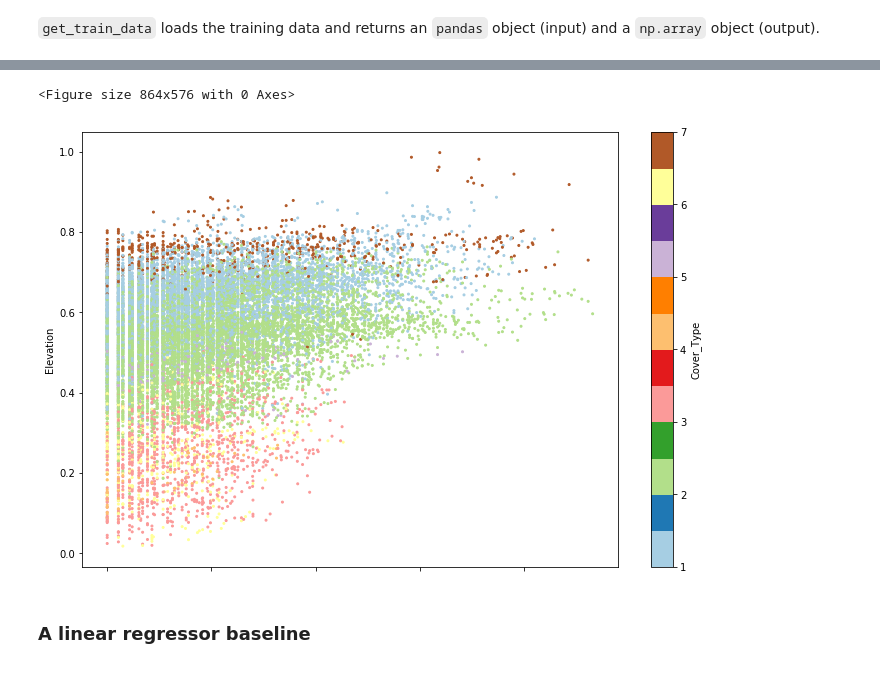
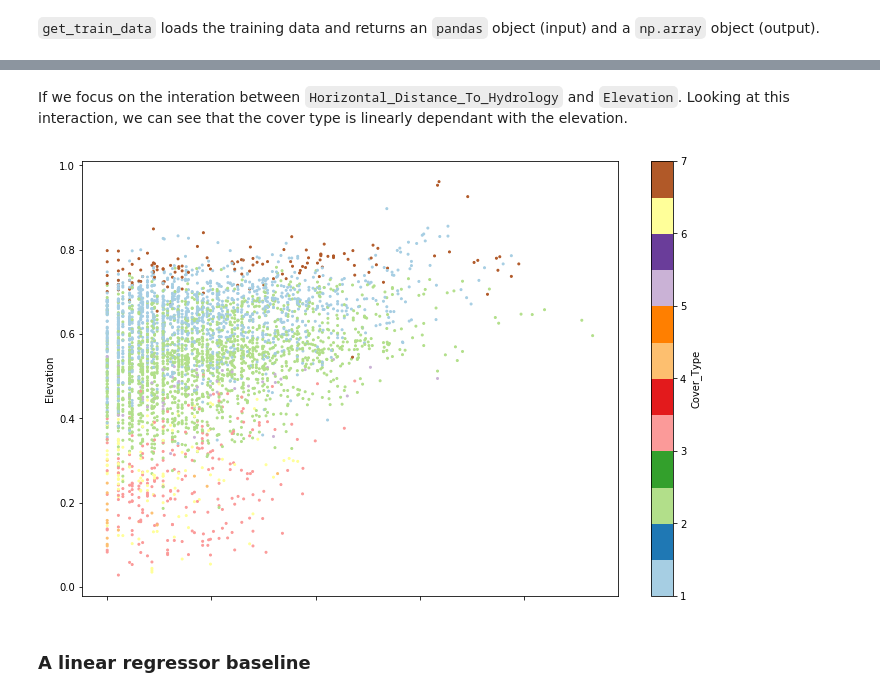
Before and after one commit to ramp-kits/covertype, a Jupyter notebook: covertype_starting_kit.ipynb, the cells around one changed output, grey strips where cells are left out. Drawn from its saved outputs; the diff is of its cells as text; code cells hidden in the pictures.

Commit message:
MNT update covertype

```diff
--- a/covertype_starting_kit.ipynb
+++ b/covertype_starting_kit.ipynb
@@ -18,2 +9,0 @@ First we load `problem.py` that parameterizes the challenge. It contains some ob
-# %%
-problem = imp.load_source('', 'problem.py')
@@ -20,4 +16,4 @@ problem = imp.load_source('', 'problem.py')
 # %% [markdown]
 `get_train_data` loads the training data and returns an `pandas` object (input) and a `np.array` object (output).
 # %%
-X_df, y_array = problem.get_train_data()
+X_train, y_train = problem.get_train_data()
@@ -26,4 +73,7 @@ To speed up the computation we'll just pick a subset of the data
 # %%
 from sklearn.model_selection import train_test_split
-X_df, _, y_array, _ = train_test_split(
-    X_df, y_array, train_size=1 / 20., stratify=y_array, random_state=42)
+
+X_subset, _, y_subset, _ = train_test_split(
+    X_train, y_train, train_size=1/100,
+    stratify=y_train, random_state=42
+)
@@ -97,0 +90,3 @@ scatter_matrix(
+# %%
+df = X_subset.copy()
+df['Cover_Type'] = y_subset
@@ -98,11 +105,12 @@ scatter_matrix(
+# %% [markdown]
+If we focus on the interation between `Horizontal_Distance_To_Hydrology` and `Elevation`. Looking at this interaction, we can see that the cover type is linearly dependant with the elevation.
 # %%
-plt.figure(figsize=(12, 8));
-full_data_df.plot(
+_ = df.plot(
     kind='scatter', x='Horizontal_Distance_To_Hydrology',
     y='Elevation', c='Cover_Type', s=4, cmap=plt.cm.Paired,
-    figsize=(12, 8));
+    figsize=(12, 8)
+)
 # %% [output]
-<Figure size 864x576 with 0 Axes>
-[figure, old version]
+[figure, new version]
 # %% [markdown]
 ### A linear regressor baseline
```
Also changed, not shown: parts of 43 cells of this notebook, 4 other files.
